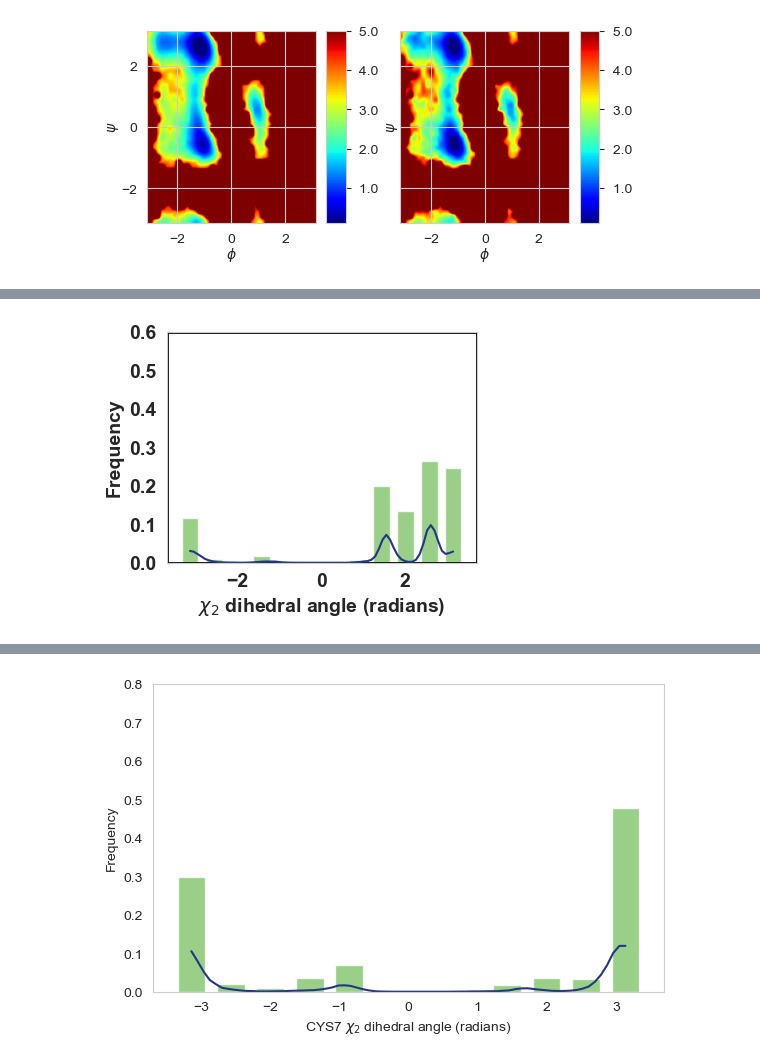
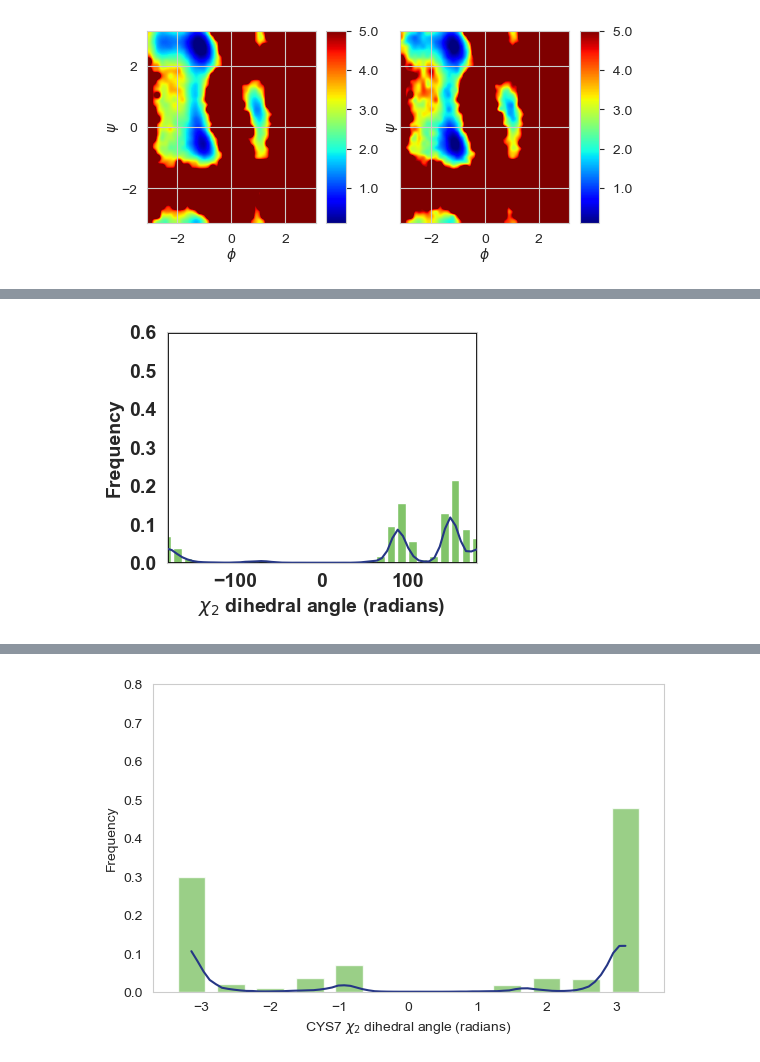
Before and after one commit to paulrobustelli/Garcia_hIAPP_monomer_binders_2025, a Jupyter notebook: wt_hiapp_apo/wt_hiapp_apo_analysis.ipynb, the cells around one changed output, grey strips where cells are left out. Saved outputs shown, nothing was run; the diff lists cells and outputs as text; code cells hidden in the pictures.

```diff
--- a/wt_hiapp_apo/wt_hiapp_apo_analysis.ipynb
+++ b/wt_hiapp_apo/wt_hiapp_apo_analysis.ipynb
@@ -1134,32 +1296,35 @@ for res in res_reweight:
 # x2 x3 x2p
 indxs = [[26,28,31,93], [28,31,93,90], [31,93,90,88]]
 labels = ['$\chi_2$', '$\chi_3$', '$\chi_2\'$']
-x2 = md.compute_dihedrals(trj,indxs)
+x2 = md.compute_dihedrals(trj,indxs)* 180/np.pi
 # %%
 import pandas as pd
 hfont = {"fontname":"arial"}
 col = ['chi_2', 'chi_3', 'chi_2p']
 df_ang = pd.DataFrame(data=x2, columns=col)
 fig = plt.figure(figsize=(4,3), frameon=False, edgecolor="k")
 #df_ang["chi_2"].hist(bins=6)
-x = np.linspace(start=-3.14, stop=3.14, num=12)
-plt.bar(x,df_ang['chi_2'].value_counts(bins=12, sort=False).to_numpy()/trj.n_frames, width=0.4, alpha=0.8, color="#81C469")
-x = np.linspace(start=-3.14, stop=3.14, num=72)
-y = df_ang['chi_2'].value_counts(bins=72, sort=False).to_numpy()/trj.n_frames
+x = np.linspace(start=-180, stop=180, num=30)
+plt.bar(x,df_ang['chi_2'].value_counts(bins=30, sort=False).to_numpy()/trj.n_frames, width=10.0, alpha=1.0, color="#81C469")
+x = np.linspace(start=-180, stop=180, num=60)
+y = df_ang['chi_2'].value_counts(bins=60, sort=False).to_numpy()/trj.n_frames
 plt.plot(x,y, "-", color="#253685")
+
 plt.xlabel("$\chi_{2}$ dihedral angle (radians)", fontweight="bold", fontsize=14, **hfont)
 plt.ylabel("Frequency", fontweight="bold", fontsize=14, **hfont)
 plt.xticks(fontweight="bold", fontsize=14)
 plt.yticks(fontweight="bold", fontsize=14)
 plt.grid(visible=False)
 #plt.axhline(linewidth=2, color="k")
 plt.axhspan(0, 0,linewidth=2, color="k")
 plt.axhspan(0.6, 0.6,linewidth=2, color="k")
 #plt.axvline(linewidth=2, color="k")
-plt.axvspan(-3.7,-3.7, linewidth=2, color="k")
-plt.axvspan(3.7,3.7, linewidth=2, color="k")
-plt.xlim((-3.7,3.7))
+plt.axvspan(-180,-180, linewidth=2, color="k")
+plt.axvspan(180,180, linewidth=2, color="k")
+plt.xlim((-180,180))
 plt.ylim((0, 0.6))
+
+plt.title("Unbiased MD")
 plt.show()
 # %% [output]
-[figure, old version]
+[figure, new version]
```
Also changed, not shown: parts of 30 cells of this notebook.
